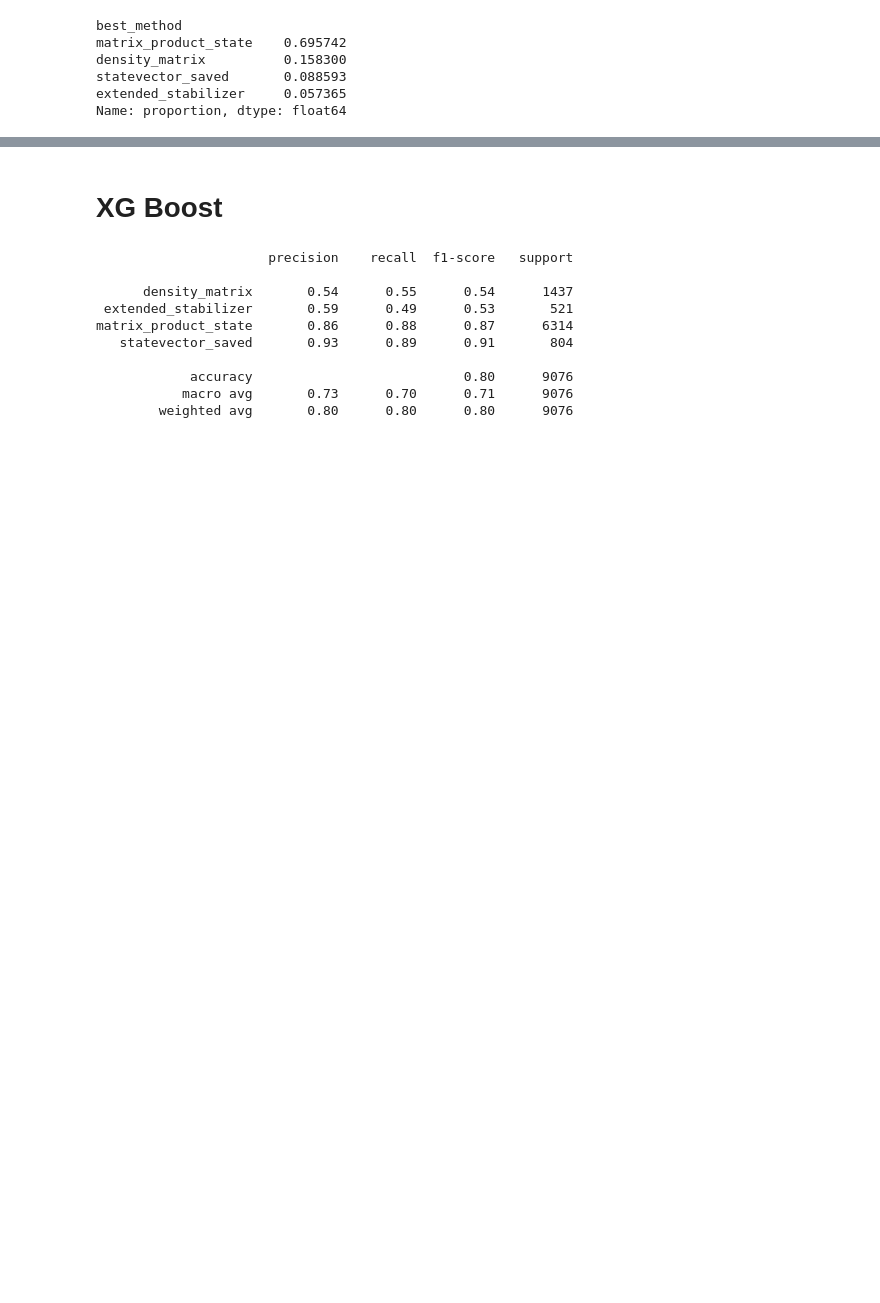
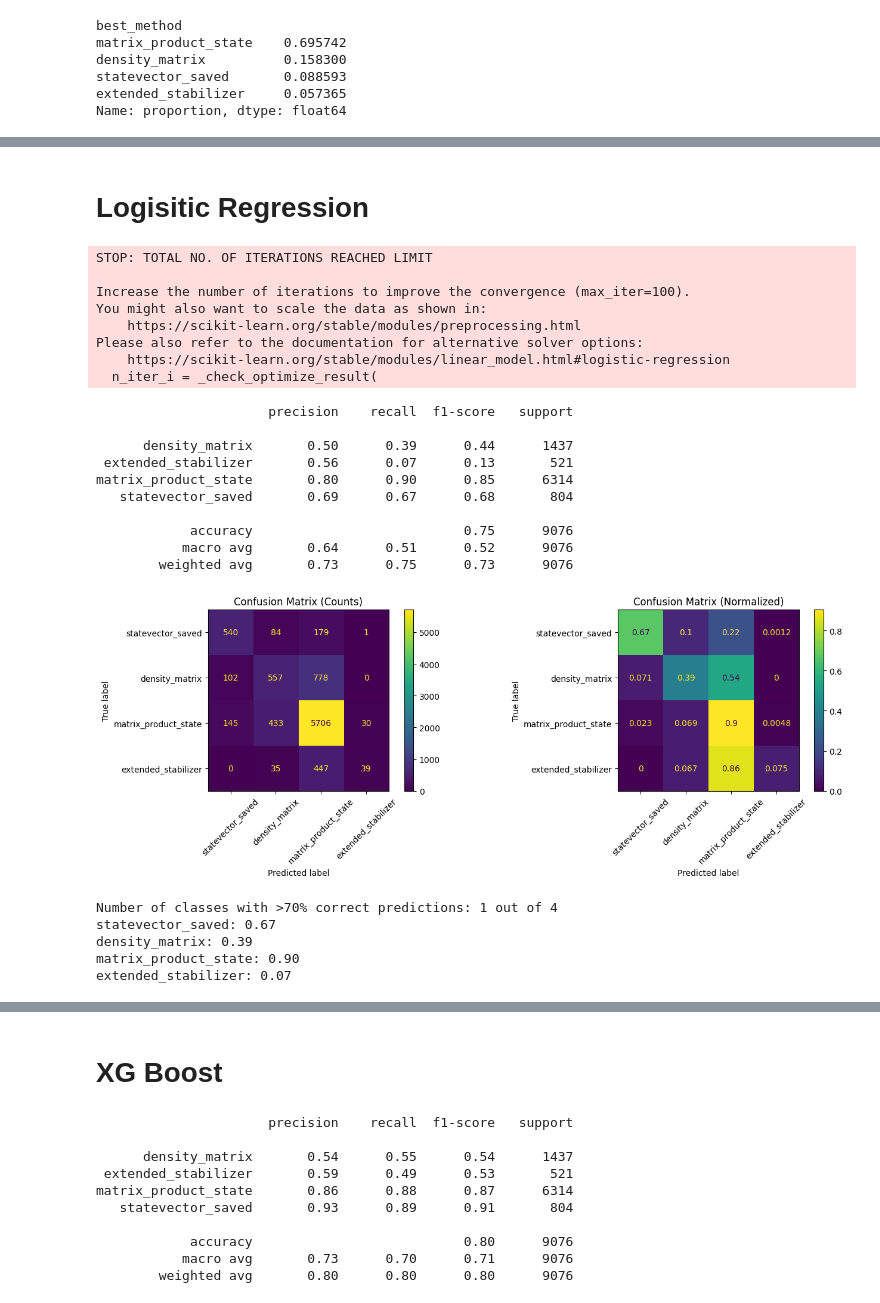
Before and after one commit to andreiilinescu/InferQ, a Jupyter notebook: analysis/selector.ipynb, the cells around one changed output, grey strips where cells are left out. Drawn from its saved outputs; the diff is of its cells as text; code cells hidden in the pictures; blank space fills up the shorter version.

```diff
--- a/analysis/selector.ipynb
+++ b/analysis/selector.ipynb
@@ -256,0 +228,41 @@ Name: proportion, dtype: float64
+# %% [markdown]
+# Logisitic Regression
+# %%
+from sklearn.linear_model import LogisticRegression
+
+model = LogisticRegression(
+    random_state=42
+)
+
+model.fit(X_train, y_train)
+y_pred = model.predict(X_test)
+
+print(classification_report(y_test, y_pred))
+
+PlotConfusionReport(y_test, y_pred)
+plt.show()
+# %% [output]
+STOP: TOTAL NO. OF ITERATIONS REACHED LIMIT
+
+Increase the number of iterations to improve the convergence (max_iter=100).
+You might also want to scale the data as shown in:
+    https://scikit-learn.org/stable/modules/preprocessing.html
+Please also refer to the documentation for alternative solver options:
+    https://scikit-learn.org/stable/modules/linear_model.html#logistic-regression
+  n_iter_i = _check_optimize_result(
+                      precision    recall  f1-score   support
+
+      density_matrix       0.50      0.39      0.44      1437
+ extended_stabilizer       0.56      0.07      0.13       521
+matrix_product_state       0.80      0.90      0.85      6314
+   statevector_saved       0.69      0.67      0.68       804
+
+            accuracy                           0.75      9076
+           macro avg       0.64      0.51      0.52      9076
+        weighted avg       0.73      0.75      0.73      9076
+[figure, added]
+Number of classes with >70% correct predictions: 1 out of 4
+statevector_saved: 0.67
+density_matrix: 0.39
+matrix_product_state: 0.90
+extended_stabilizer: 0.07
```
Also changed, not shown: parts of 23 cells of this notebook, 5 other files.
